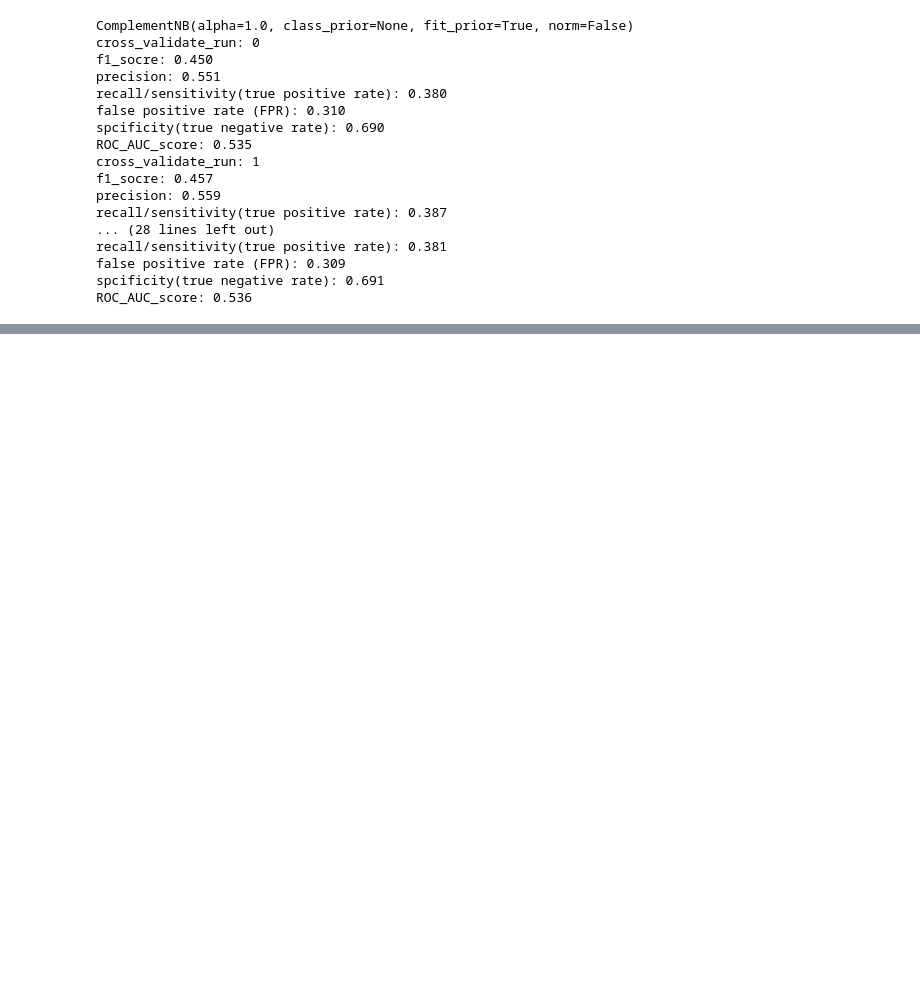
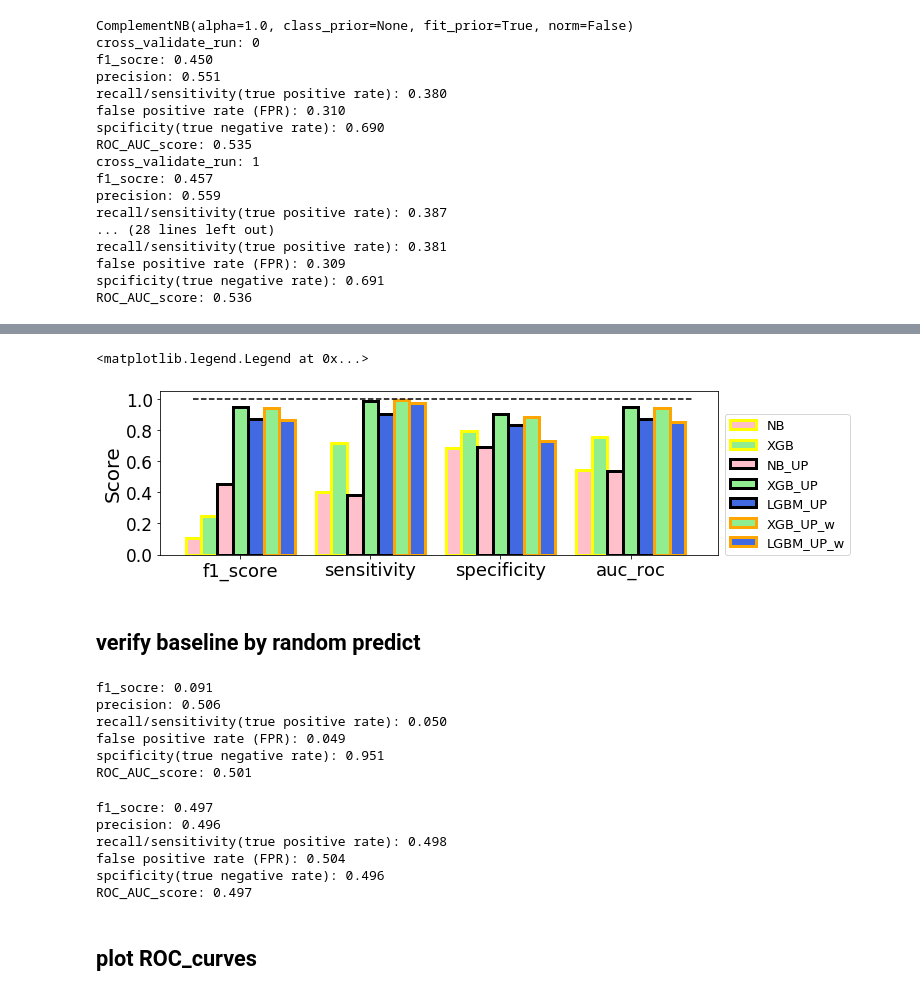
Before and after one commit to Shunling/Insight_HealthDataScience, a Jupyter notebook: Projects/P3/LightGBM_XGB_deeper_tree.ipynb, the cells around one changed output, grey strips where cells are left out. Drawn from its saved outputs; the diff is of its cells as text; code cells hidden in the pictures; blank space fills up the shorter version.

```diff
--- a/Projects/P3/LightGBM_XGB_deeper_tree.ipynb
+++ b/Projects/P3/LightGBM_XGB_deeper_tree.ipynb
@@ -391,0 +535,22 @@ ROC_AUC_score: 0.536
+# %%
+fig = plt.figure(figsize=(10,3))
+w = 0.12
+x = np.array([0,1,2,3])
+
+plt.bar(x,nb, label = 'NB',color = 'pink',width=w, edgecolor = 'yellow',linewidth=3)
+plt.bar(x+w, xgb, label = 'XGB',color = 'lightgreen',width=w,edgecolor = 'yellow',linewidth=3)
+plt.bar(x+2*w, nb_up, label = 'NB_UP',color = 'pink',width=w,edgecolor = 'black',linewidth=3)
+plt.bar(x+3*w, xgb_up,label = 'XGB_UP',color='lightgreen',width=w,edgecolor = 'black',linewidth=3)
+plt.bar(x+4*w, lgb_up,label = 'LGBM_UP',color='royalblue',width=w,edgecolor = 'black',linewidth=3)
+plt.bar(x+5*w, xgb_up_w,label = 'XGB_UP_w',color='lightgreen',width=w,edgecolor = 'orange',linewidth=3)
+plt.bar(x+6*w, lgb_up_w,label = 'LGBM_UP_w',color='royalblue',width=w,edgecolor = 'orange',linewidth=3)
+plt.hlines(1,0,3+7*w,linestyles='dashed')
+plt.xticks(x+3*w,['f1_score','sensitivity','specificity','auc_roc'],fontsize=18)
+plt.yticks(fontsize=17)
+plt.ylabel('Score',fontsize=20)
+plt.legend(bbox_to_anchor=(1, 0.9), fontsize=13)#prop=dict(weight='bold')
+# %% [output]
+<matplotlib.legend.Legend at 0x...>
+[figure, added]
+# %% [markdown]
+## verify baseline by random predict
@@ -391,0 +580,24 @@ ROC_AUC_score: 0.536
+# %%
+# baseline for 5% positive
+unbalanced = (np.random.rand(len(yuptest)) < 0.05).astype(int)
+predict_rand(yuptest,unbalanced)
+# %% [output]
+f1_socre: 0.091
+precision: 0.506
+recall/sensitivity(true positive rate): 0.050
+false positive rate (FPR): 0.049
+spcificity(true negative rate): 0.951
+ROC_AUC_score: 0.501
+# %%
+# baseline with balanced class
+balanced = (np.random.rand(len(yuptest)) < 0.5).astype(int)
+predict_rand(yuptest,balanced)
+# %% [output]
+f1_socre: 0.497
+precision: 0.496
+recall/sensitivity(true positive rate): 0.498
+false positive rate (FPR): 0.504
+spcificity(true negative rate): 0.496
+ROC_AUC_score: 0.497
+# %% [markdown]
+## plot ROC_curves
```
Also changed, not shown: parts of 18 cells of this notebook.
